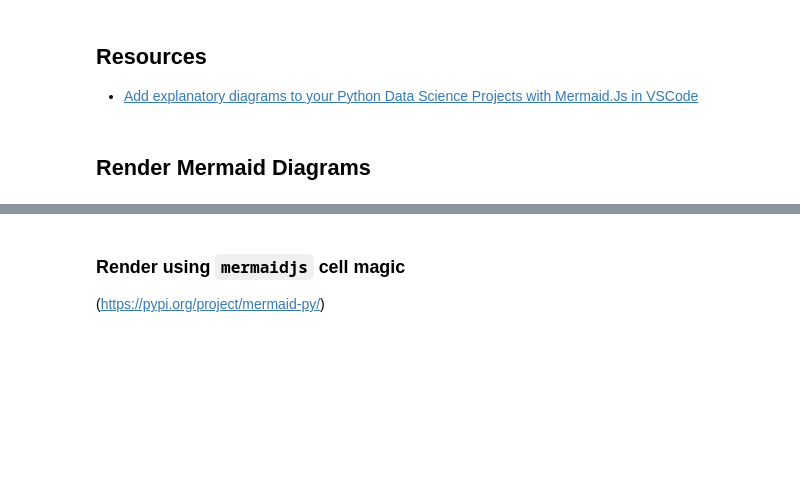
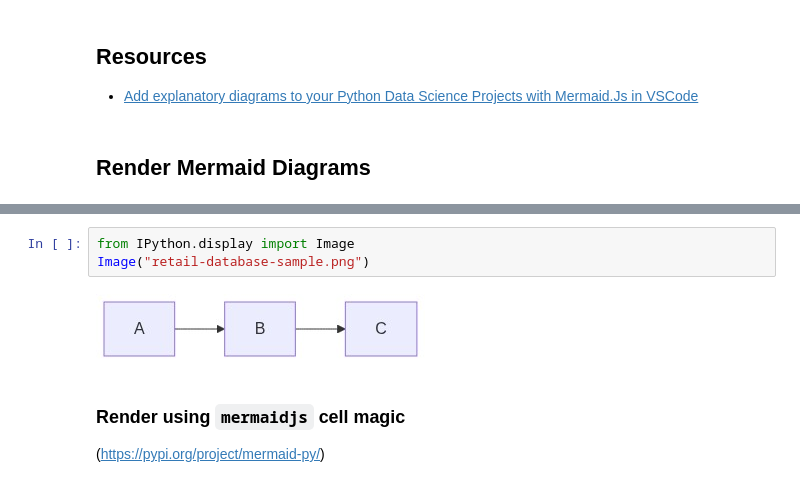
Before and after one commit to ivangeorgiev/problems, a Jupyter notebook: notebooks/database/retail-database.ipynb, the cells around one changed output, grey strips where cells are left out. Drawn from its saved outputs; the diff is of its cells as text; blank space fills up the shorter version.

```diff
--- a/notebooks/database/retail-database.ipynb
+++ b/notebooks/database/retail-database.ipynb
@@ -136,3 +230,8 @@ SVG("retail-database-solved.svg")
+# %%
+from IPython.display import Image
+Image("retail-database-sample.png")
+# %% [output]
+[figure, added]
 # %% [markdown]
 ### Render using `mermaidjs` cell magic
 
```
Also changed, not shown: parts of 8 cells of this notebook, 2 other files.
